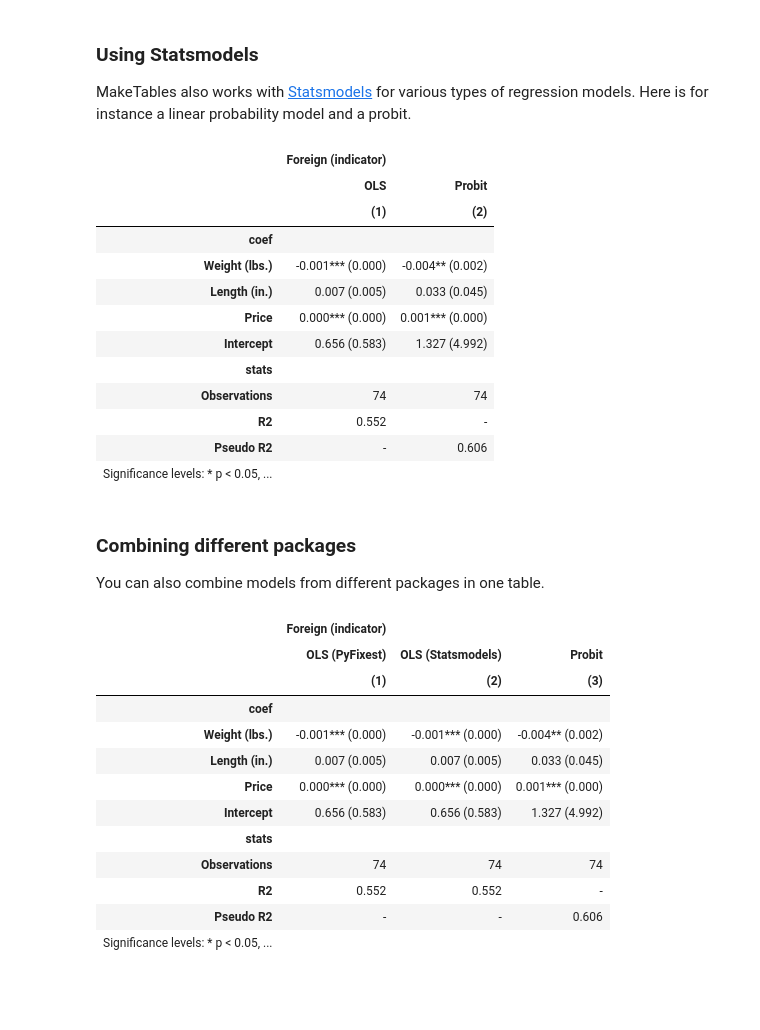
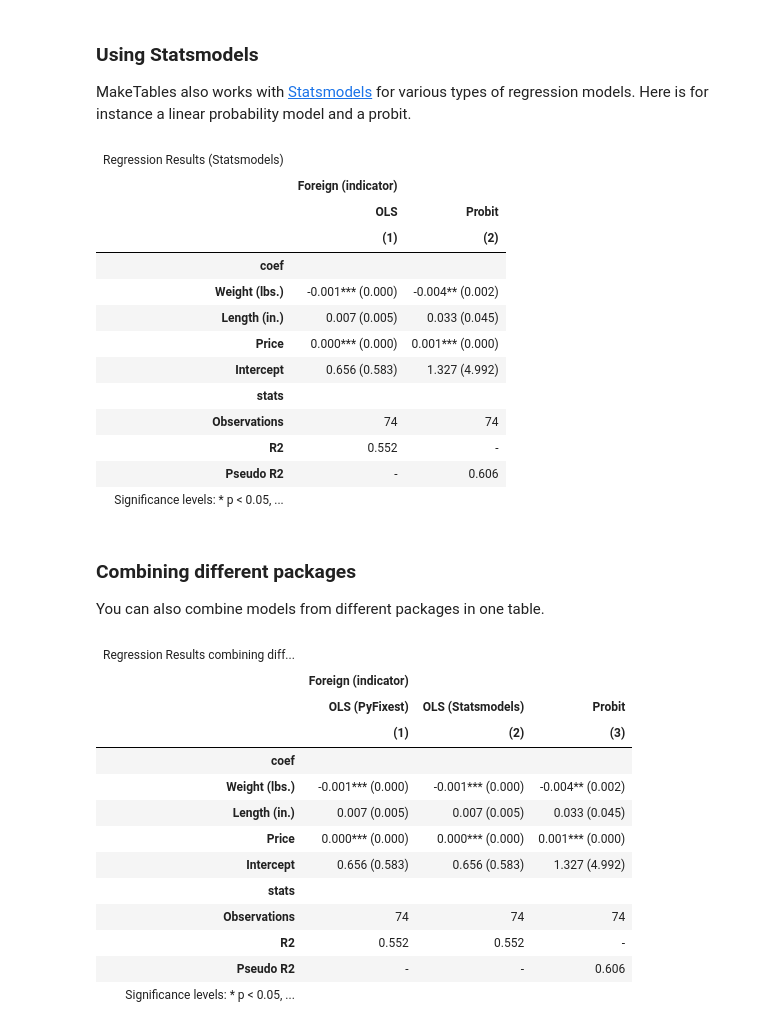
Before and after one commit to dsliwka/maketables, a Jupyter notebook: getting-started.ipynb, the cells around one changed output. Saved outputs shown, nothing was run; the diff lists cells and outputs as text; code cells hidden in the pictures; blank space fills up the shorter version.

```diff
--- a/getting-started.ipynb
+++ b/getting-started.ipynb
@@ -95,8 +98,11 @@ est1 = smf.ols("foreign_i ~ weight + length + price", data=df).fit()
 est2 = smf.probit("foreign_i ~ weight + length + price", data=df).fit(disp=0)
 
 # Make the table
-mt.ETable([est1, est2], model_stats=["N","r2","pseudo_r2"], model_heads=["OLS","Probit"])
+mt.ETable([est1, est2], model_stats=["N","r2","pseudo_r2"],
+          model_heads=["OLS","Probit"],
+          caption="Regression Results (Statsmodels)")
 # %% [output]
+| Regression Results (Statsmodels) |  |  |
 |  | Foreign (indicator) |  |
 |  | OLS | Probit |
 |  | (1) | (2) |
@@ -119,10 +125,13 @@ You can also combine models from different packages in one table.
 # %%
 # Here we just reestimaate the linear probability model using pyfixest instead of statsmodels
 est0=pf.feols("foreign_i ~ weight + length + price", data=df)
 
 # Make the table
-mt.ETable([est0, est1, est2], model_stats=["N","r2","pseudo_r2"], model_heads=["OLS (PyFixest)","OLS (Statsmodels)","Probit"])
+mt.ETable([est0, est1, est2], model_stats=["N","r2","pseudo_r2"],
+          model_heads=["OLS (PyFixest)","OLS (Statsmodels)","Probit"],
+          caption="Regression Results combining different packages")
 # %% [output]
+| Regression Results combining diff... |  |  |  |
 |  | Foreign (indicator) |  |  |
 |  | OLS (PyFixest) | OLS (Statsmodels) | Probit |
 |  | (1) | (2) | (3) |
```
Also changed, not shown: parts of 2 cells of this notebook, 6 other files.
